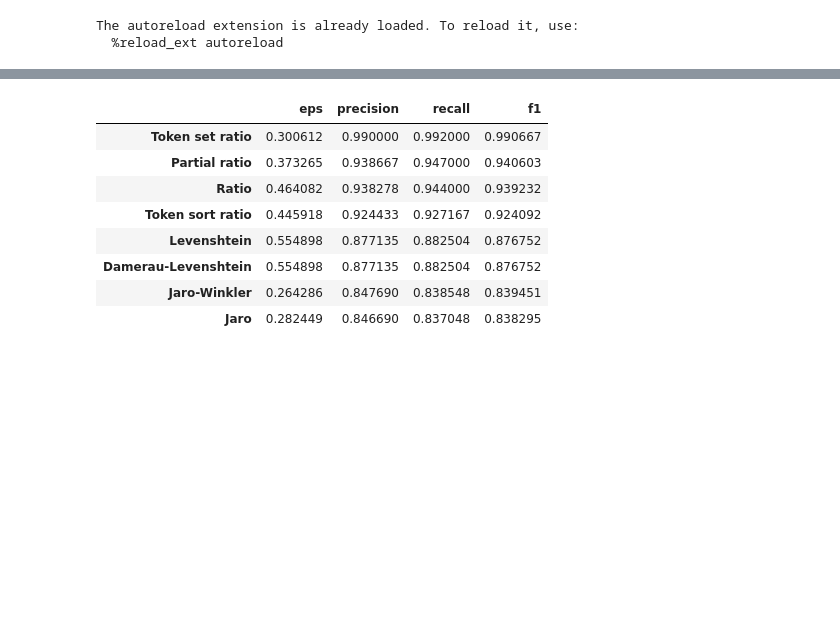
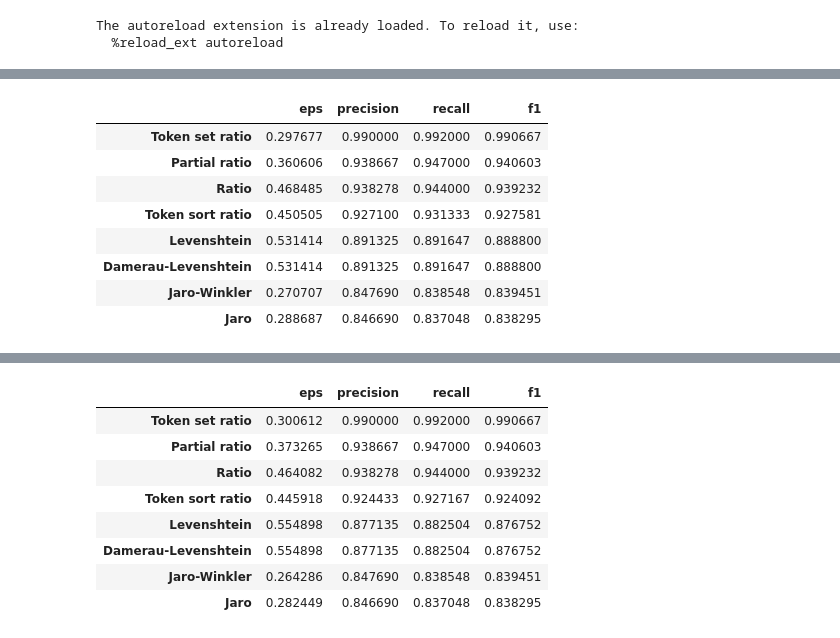
Before and after one commit to kakty3/esc, a Jupyter notebook: jupyter_notebooks/Distance functions testing.ipynb, the cells around one changed output, grey strips where cells are left out. Cells and saved outputs as stored; diff of their text form; code cells hidden in the pictures; blank space fills up the shorter version.

```diff
--- a/jupyter_notebooks/Distance functions testing.ipynb
+++ b/jupyter_notebooks/Distance functions testing.ipynb
@@ -94,3 +95,85 @@ X_test_affiliations, y_test_affiliations = generate_test_data(
     size=test_data_size,
     sample_length=sample_size,
     max_variations=max_variations)
+# %%
+# pd.set_option('precision', 5)
+
+distance_functions = [
+    (token_set_distance, 'Token set ratio'),
+    (token_sort_distance, 'Token sort ratio'),
+    (levenshtein, 'Levenshtein'),
+    (ratio_distance, 'Ratio'),
+    (partial_ratio_distance, 'Partial ratio'),
+    (jaro_distance, 'Jaro'),
+    (jaro_winkler_distance, 'Jaro-Winkler'),
+    (damerau_levenshtein, 'Damerau-Levenshtein'),
+#
+#     (partial_token_sort_distance, 'Partial token sort ratio'),
+#     (partial_token_set_distance, 'Partial token set ratio'),
+#     (levenshtein_sort, 'Levenshtein sort'),
+#     (most_freq_k_sdf_normalized, 'MostFreqKSDF')
+]
+
+def lalala(X_test, y_test, distance_function, eps):
+    import warnings
+    warnings.filterwarnings('ignore')
+
+    # Other variants: min, np.median, scipy.stats.hmean
+    average = np.mean
+
+    precision, recall, f1 = [], [], []
+
+    for X, y_true in zip(X_test, y_test):
+        clusters_pred = get_clusters(X, distance_function=distance_function, eps=eps)
+
+        y_pred = [None] * len(y_true)
+        for cluster_idx, cluster in enumerate(clusters_pred):
+            for sample_idx in cluster:
+                y_pred[sample_idx] = cluster_idx
+
+        _precision, _recall, _f1, _ = precision_recall_fscore_support(y_true, y_pred, average='macro')
+        precision.append(_precision)
+        recall.append(_recall)
+        f1.append(_f1)
+
+    return (
+        average(precision),
+        average(recall),
+        average(f1)
+    )
+
+eps_range = np.linspace(0.01, 0.9, 100)
+
+datasets = [
+    (X_test_names, y_test_names, 'names'),
+    (X_test_affiliations, y_test_affiliations, 'affiliations')
+]
+
+datasets_results = defaultdict(dict)
+
+for X_test, y_test, dataset_name in datasets:
+    df = pd.DataFrame(columns=['eps', 'precision', 'recall', 'f1'])
+    for (distance_function, distance_function_name) in distance_functions:
+        #TODO: rename
+        distance_function_metrics = pd.DataFrame(columns=['eps', 'precision', 'recall', 'f1'])
+
+        for i, eps in log_progress(eps_range,
+                                   name=f'[{dataset_name}] {distance_function_name}'):
+            precision, recall, f1 = lalala(X_test, y_test, distance_function, eps)
+
+            distance_function_metrics.loc[i] = {
+                'eps': eps,
+                'precision': precision,
+                'recall': recall,
+                'f1': f1
+            }
+
+        datasets_results[distance_function_name][dataset_name] = distance_function_metrics
+
+        df = df.append(
+            pd.Series(distance_function_metrics.loc[np.argmax(distance_function_metrics.f1)],
+                      name=distance_function_name)
+        )
+    print(dataset_name)
+    display(df.sort_values('f1', ascending=False))
+# %% [output]
@@ -96,0 +181,9 @@ X_test_affiliations, y_test_affiliations = generate_test_data(
+|  | eps | precision | recall | f1 |
+| Token set ratio | 0.297677 | 0.990000 | 0.992000 | 0.990667 |
+| Partial ratio | 0.360606 | 0.938667 | 0.947000 | 0.940603 |
+| Ratio | 0.468485 | 0.938278 | 0.944000 | 0.939232 |
+| Token sort ratio | 0.450505 | 0.927100 | 0.931333 | 0.927581 |
+| Levenshtein | 0.531414 | 0.891325 | 0.891647 | 0.888800 |
+| Damerau-Levenshtein | 0.531414 | 0.891325 | 0.891647 | 0.888800 |
+| Jaro-Winkler | 0.270707 | 0.847690 | 0.838548 | 0.839451 |
+| Jaro | 0.288687 | 0.846690 | 0.837048 | 0.838295 |
```
Also changed, not shown: parts of 3 cells of this notebook, 1 other file.
